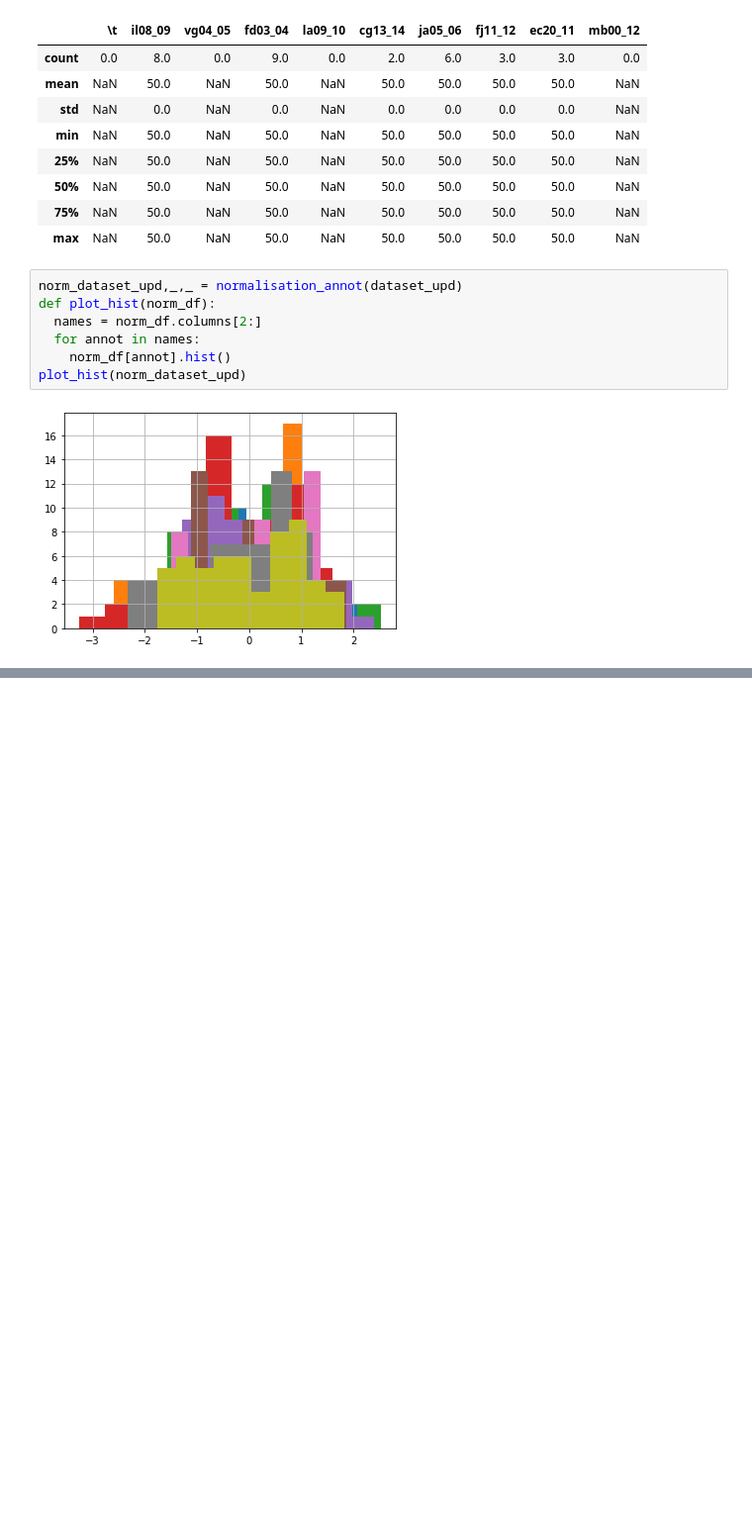
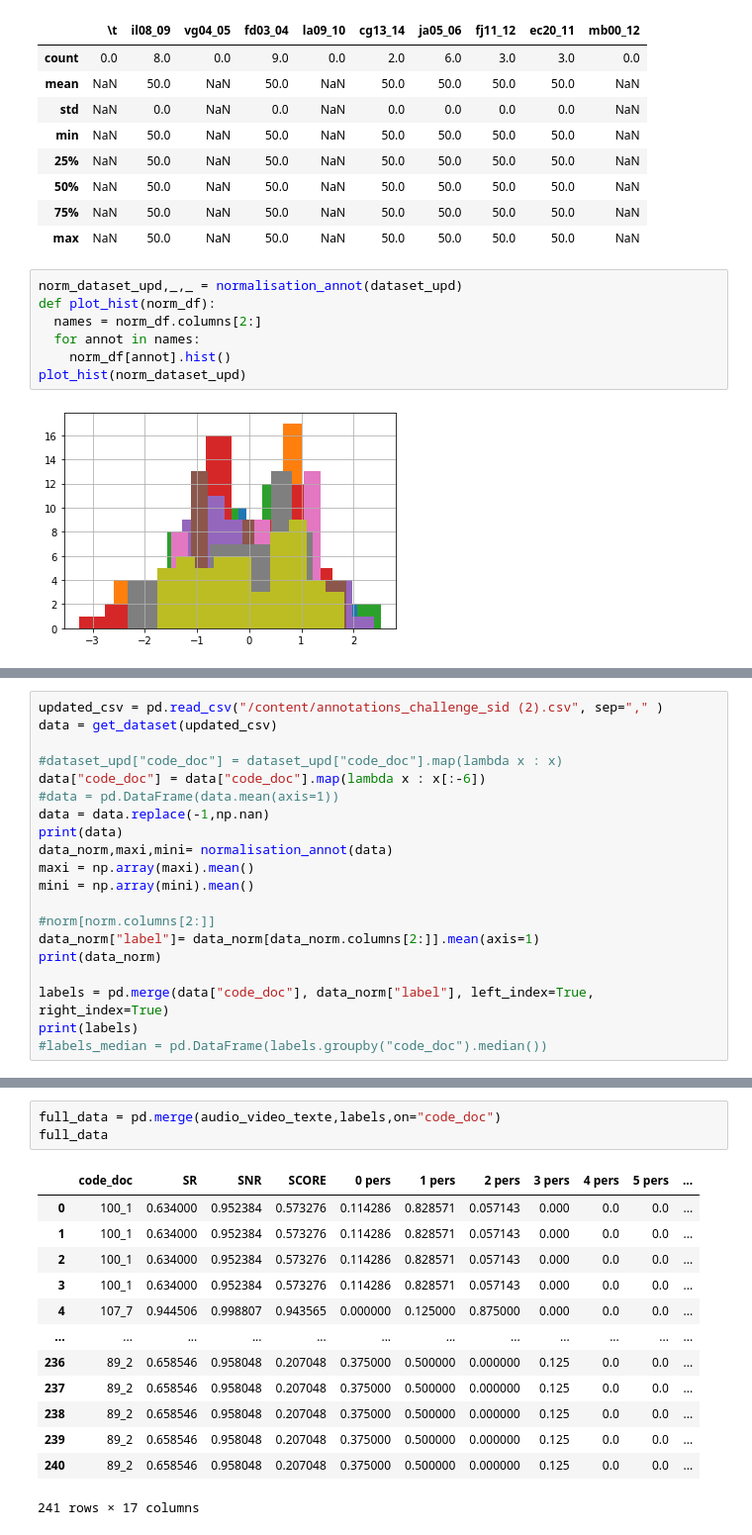
Before and after one commit to vincentnam/Project-Archean, a Jupyter notebook: ChallengeM2SID_2019.ipynb, the cells around one changed output, grey strips where cells are left out. Shown at 99% size. Drawn from its saved outputs; the diff is of its cells as text; blank space fills up the shorter version.

```diff
--- a/ChallengeM2SID_2019.ipynb
+++ b/ChallengeM2SID_2019.ipynb
@@ -1471,0 +1694,20 @@ Héhé, on semble ne pas avoir de distribution normale !
+# %%
+updated_csv = pd.read_csv("/content/annotations_challenge_sid (2).csv", sep="," )
+data = get_dataset(updated_csv)
+
+#dataset_upd["code_doc"] = dataset_upd["code_doc"].map(lambda x : x)
+data["code_doc"] = data["code_doc"].map(lambda x : x[:-6])
+#data = pd.DataFrame(data.mean(axis=1))
+data = data.replace(-1,np.nan)
+print(data)
+data_norm,maxi,mini= normalisation_annot(data)
+maxi = np.array(maxi).mean()
+mini = np.array(mini).mean()
+
+#norm[norm.columns[2:]]
+data_norm["label"]= data_norm[data_norm.columns[2:]].mean(axis=1)
+print(data_norm)
+
+labels = pd.merge(data["code_doc"], data_norm["label"], left_index=True, right_index=True)
+print(labels)
+#labels_median = pd.DataFrame(labels.groupby("code_doc").median())
@@ -1471,0 +1732,17 @@ Héhé, on semble ne pas avoir de distribution normale !
+# %%
+full_data = pd.merge(audio_video_texte,labels,on="code_doc")
+full_data
+# %% [output]
+|  | code_doc | SR | SNR | SCORE | 0 pers | 1 pers | 2 pers | 3 pers | 4 pers | 5 pers | ... |
+| 0 | 100_1 | 0.634000 | 0.952384 | 0.573276 | 0.114286 | 0.828571 | 0.057143 | 0.000 | 0.0 | 0.0 | ... |
+| 1 | 100_1 | 0.634000 | 0.952384 | 0.573276 | 0.114286 | 0.828571 | 0.057143 | 0.000 | 0.0 | 0.0 | ... |
+| 2 | 100_1 | 0.634000 | 0.952384 | 0.573276 | 0.114286 | 0.828571 | 0.057143 | 0.000 | 0.0 | 0.0 | ... |
+| 3 | 100_1 | 0.634000 | 0.952384 | 0.573276 | 0.114286 | 0.828571 | 0.057143 | 0.000 | 0.0 | 0.0 | ... |
+| 4 | 107_7 | 0.944506 | 0.998807 | 0.943565 | 0.000000 | 0.125000 | 0.875000 | 0.000 | 0.0 | 0.0 | ... |
+| ... | ... | ... | ... | ... | ... | ... | ... | ... | ... | ... | ... |
+| 236 | 89_2 | 0.658546 | 0.958048 | 0.207048 | 0.375000 | 0.500000 | 0.000000 | 0.125 | 0.0 | 0.0 | ... |
+| 237 | 89_2 | 0.658546 | 0.958048 | 0.207048 | 0.375000 | 0.500000 | 0.000000 | 0.125 | 0.0 | 0.0 | ... |
+| 238 | 89_2 | 0.658546 | 0.958048 | 0.207048 | 0.375000 | 0.500000 | 0.000000 | 0.125 | 0.0 | 0.0 | ... |
+| 239 | 89_2 | 0.658546 | 0.958048 | 0.207048 | 0.375000 | 0.500000 | 0.000000 | 0.125 | 0.0 | 0.0 | ... |
+| 240 | 89_2 | 0.658546 | 0.958048 | 0.207048 | 0.375000 | 0.500000 | 0.000000 | 0.125 | 0.0 | 0.0 | ... |
+241 rows × 17 columns
```
Also changed, not shown: parts of 29 cells of this notebook.
